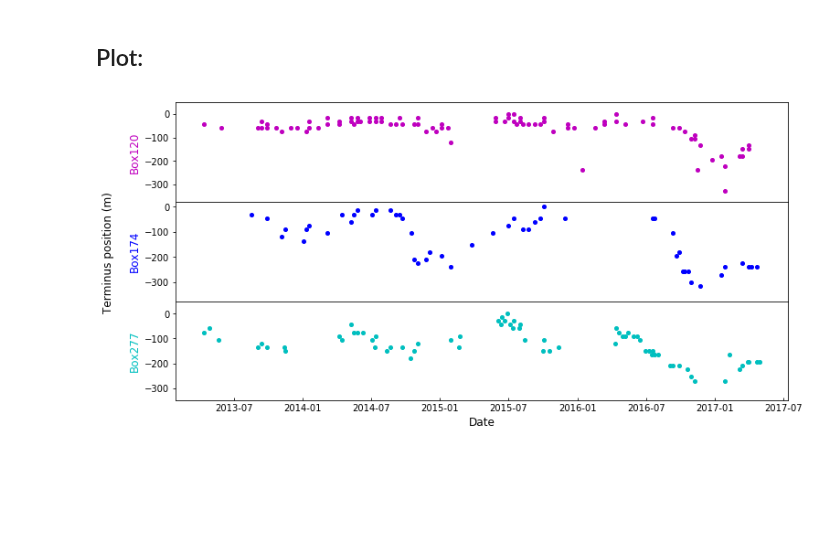
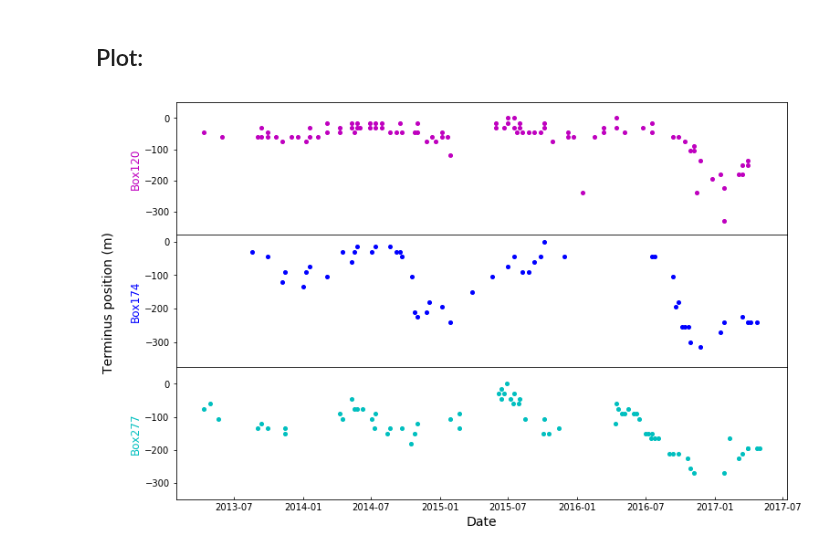
Before and after one commit to jukesliu/automated-glacier-terminus, a Jupyter notebook: Timeseries_plots.ipynb, the cells around one changed output. Cells and saved outputs as stored; diff of their text form; code cells hidden in the pictures; blank space fills up the shorter version.

```diff
--- a/Timeseries_plots.ipynb
+++ b/Timeseries_plots.ipynb
@@ -134,41 +134,41 @@ df1
 # %% [markdown]
 ## Plot:
 # %%
-fig, axs = plt.subplots(3, 1, sharex=True, figsize=(12,6))
+fig, axs = plt.subplots(3, 1, sharex=True, figsize=(12,8))
 # Remove horizontal space between axes
 fig.subplots_adjust(hspace=0)
 
 # Plot each graph, and manually set the y tick values
 axs[0].plot(df1['datetimes'], df1['term_position'], 'mo', markersize='4')
 # axs[0].set_ylim(250, 750)
 axs[0].set_ylim(-375, 50)
 axs[0].set_ylabel('Box'+BoxIDs[0], fontsize=12, color='m')
 axs[0].tick_params(direction='out', colors='k')
 
 axs[1].plot(df2['datetimes'], df2['term_position'], 'bo', markersize='4')
 axs[1].set_ylim(-375, 20)
 axs[1].set_ylabel('Box'+BoxIDs[1], fontsize=12, color = 'b')
 axs[1].tick_params(direction='out', colors='k')
 
 axs[2].plot(df3['datetimes'], df3['term_position'], 'co', markersize='4')
 axs[2].set_ylim(-350, 50)
 axs[2].set_ylabel('Box'+BoxIDs[2], fontsize=12, color ='c')
 axs[2].tick_params(axis = 'y', direction='out', colors='k')
 axs[2].tick_params(axis = 'x', direction='in', colors='k')
 
 #Set common x label
 for ax in axs:
-    ax.set_xlabel('Date', fontsize=12)
+    ax.set_xlabel('Date', fontsize=14)
 
 #Set common y label
-fig.text(0.04, 0.5, 'Terminus position (m)', va='center', ha='center', rotation='vertical', fontsize=12)
+fig.text(0.04, 0.5, 'Terminus position (m)', va='center', ha='center', rotation='vertical', fontsize=14)
 
 #Save figure
-plt.savefig(csvpaths+"/Figures/Tpos_timeseries_"+str(datetime. datetime. today())[:-16]+".png", dpi=500)
+plt.savefig(csvpaths+"/Figures/Tpos_timeseries_"+str(datetime. datetime. today())[:-16]+".png", dpi=500, bbox_inches='tight')
 
 plt.show()
 # %% [output]
-[figure, old version]
+[figure, new version]
 # %%
 df3.sort_values(by='term_position', ascending=False)
 # %% [output]
```
Also changed, not shown: 1 other file.
